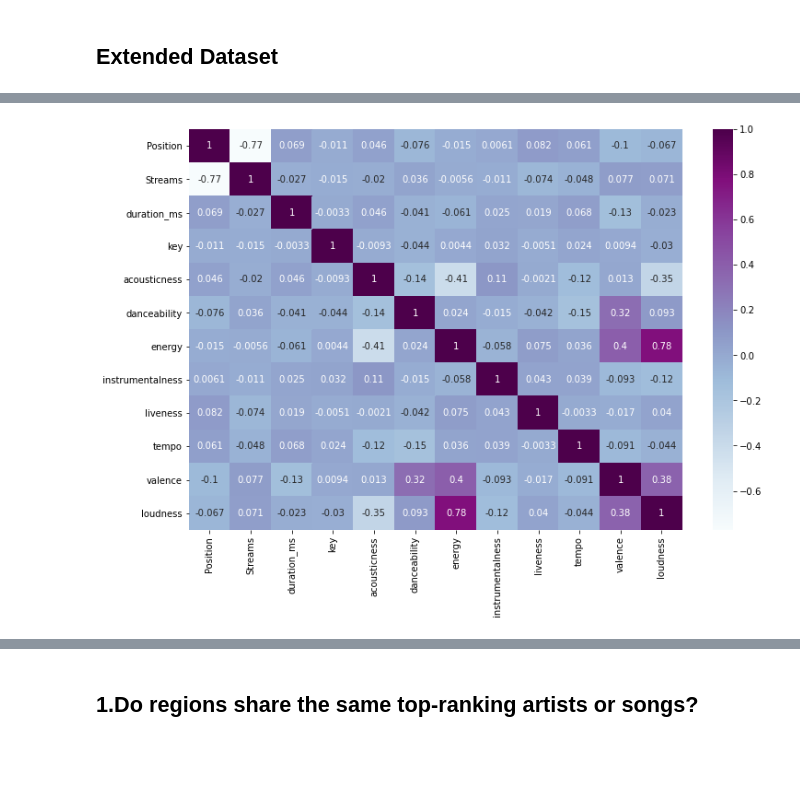
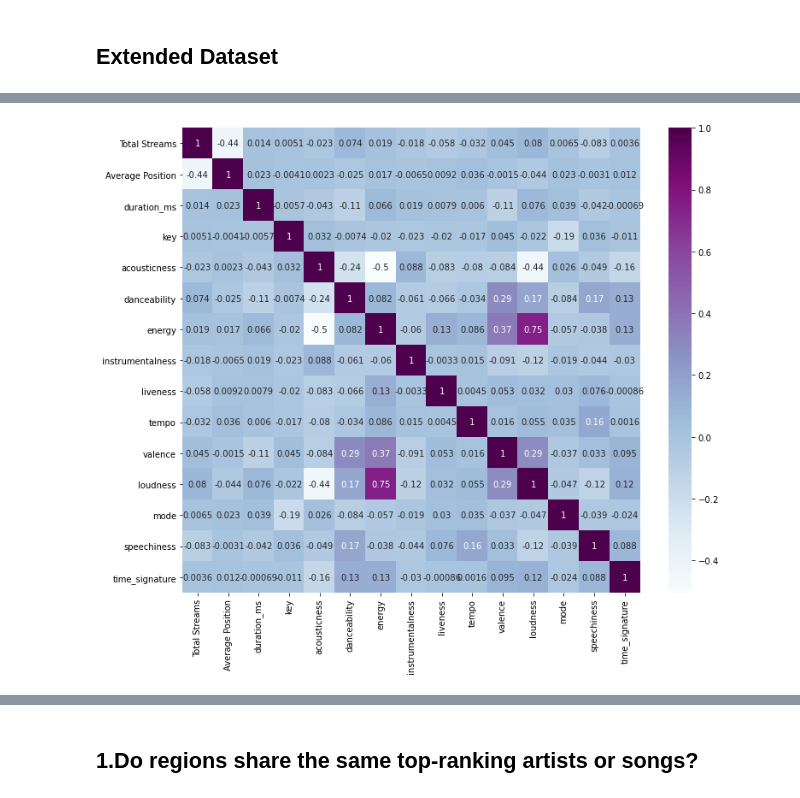
Before and after one commit to Zheng-Lu/Spotify-Worldwide-Trends-Analysis, a Jupyter notebook: Analysis.ipynb, the cells around one changed output, grey strips where cells are left out. Drawn from its saved outputs; the diff is of its cells as text; code cells hidden in the pictures; blank space fills up the shorter version.

```diff
--- a/Analysis.ipynb
+++ b/Analysis.ipynb
@@ -304 +332,4 @@ df_extended = df_extended[df_extended.date.str.contains('2017', na=False)]
+# %%
+cat_columns = df_extended_uniq.select_dtypes(['category']).columns
+df_extended_uniq[cat_columns] = df_extended_uniq[cat_columns].apply(lambda x: x.cat.codes)
 # %%
@@ -353,0 +355,6 @@ df_extended
+# %%
+heatmap_lst = df_extended_uniq.columns.values.tolist()
+# %%
+for i in ['Lowest Position', 'Highest Position', 'popularity', 'popularity score']:
+    heatmap_lst.remove(i)
+heatmap_lst
@@ -354,12 +378,11 @@ df_extended
 # %%
-correlation = df_extended[['Position','Streams','duration_ms','key','acousticness','danceability','energy','instrumentalness','liveness','tempo','valence',
-                           'loudness']]
+correlation = df_extended_uniq[heatmap_lst]
 # correlation = df_extended[['Position','Streams']]
-plt.figure(figsize=(12,8))
+plt.figure(figsize=(12,10))
 sns.heatmap(correlation.corr(), annot=True,cmap="BuPu")
 plt.savefig('../FeaturesHeatMap.png', dpi = 100)
 # %% [output]
-[figure, old version]
+[figure, new version]
 # %%
 correlation.corr()
 # %% [output]
```
Also changed, not shown: parts of 34 cells of this notebook.
